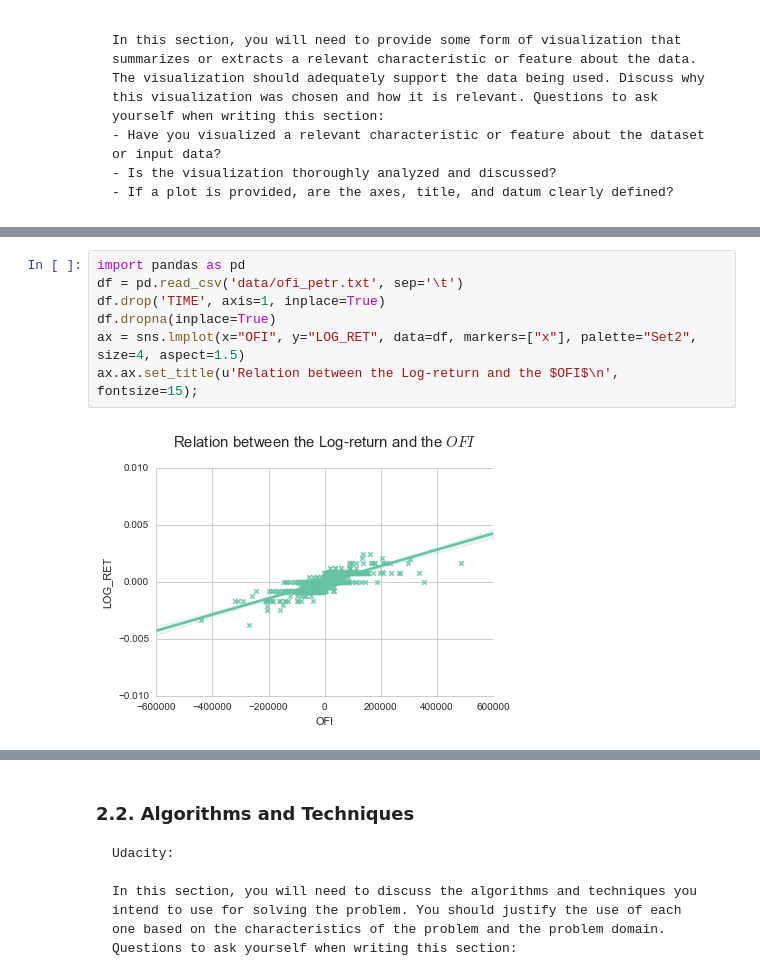
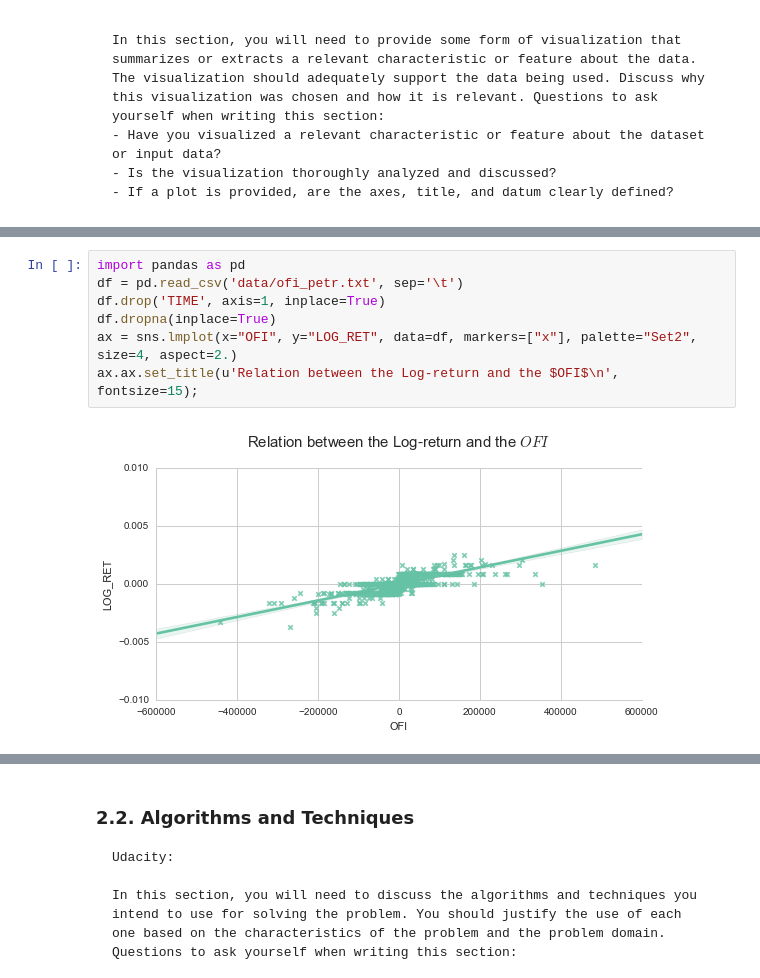
Before and after one commit to ucaiado/QLearning_Trading, a Jupyter notebook: learning_trade.ipynb, the cells around one changed output, grey strips where cells are left out. Cells and saved outputs as stored; diff of their text form.

```diff
--- a/learning_trade.ipynb
+++ b/learning_trade.ipynb
@@ -298,9 +197,9 @@ Time to process: 2.52 s
 # %%
 import pandas as pd
 df = pd.read_csv('data/ofi_petr.txt', sep='\t')
 df.drop('TIME', axis=1, inplace=True)
 df.dropna(inplace=True)
-ax = sns.lmplot(x="OFI", y="LOG_RET", data=df, markers=["x"], palette="Set2", size=4, aspect=1.5)
+ax = sns.lmplot(x="OFI", y="LOG_RET", data=df, markers=["x"], palette="Set2", size=4, aspect=2.)
 ax.ax.set_title(u'Relation between the Log-return and the $OFI$\n', fontsize=15);
 # %% [output]
-[figure, old version]
+[figure, new version]
```
Also changed, not shown: parts of 14 cells of this notebook, 5 other files.
